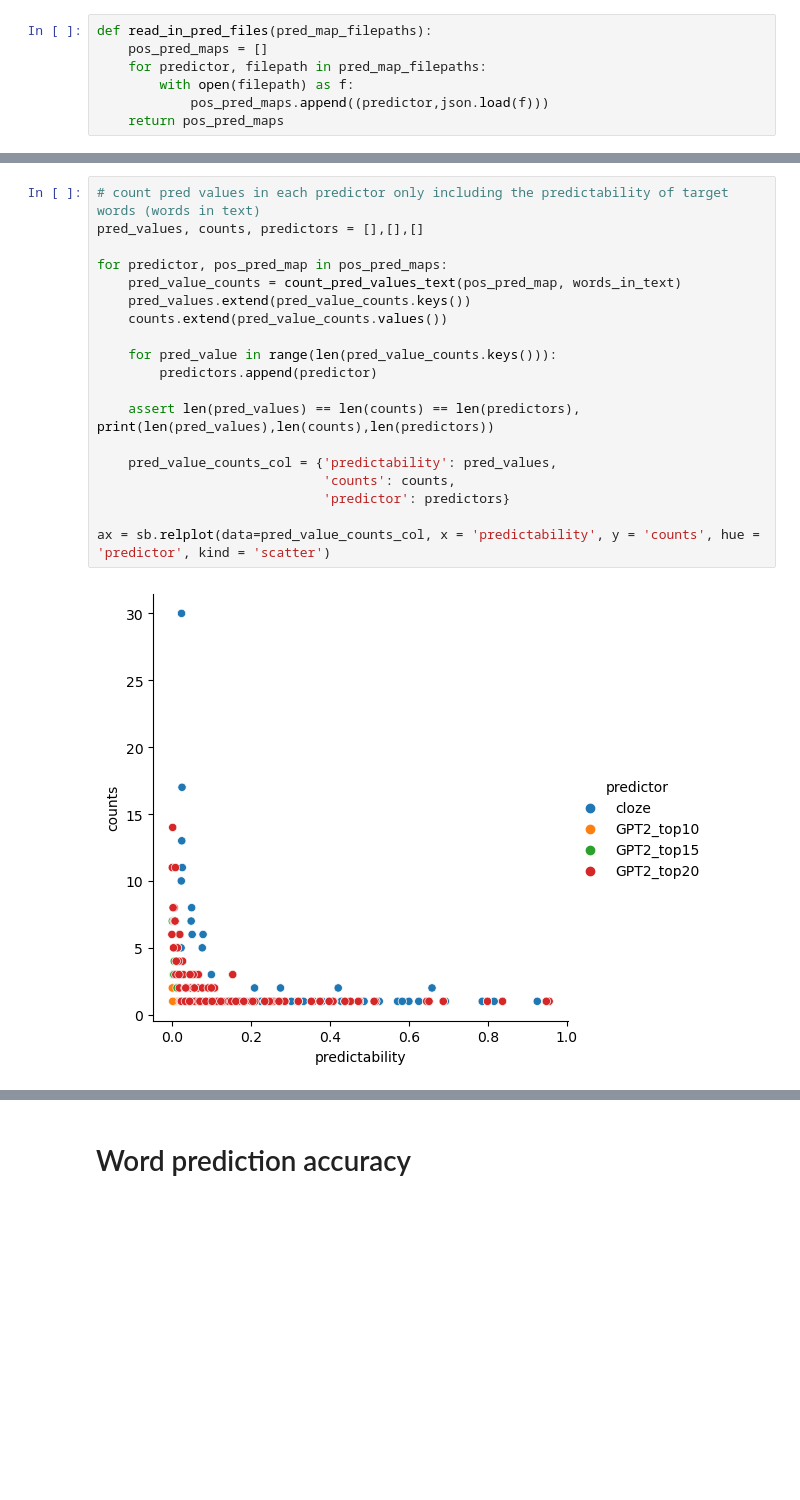
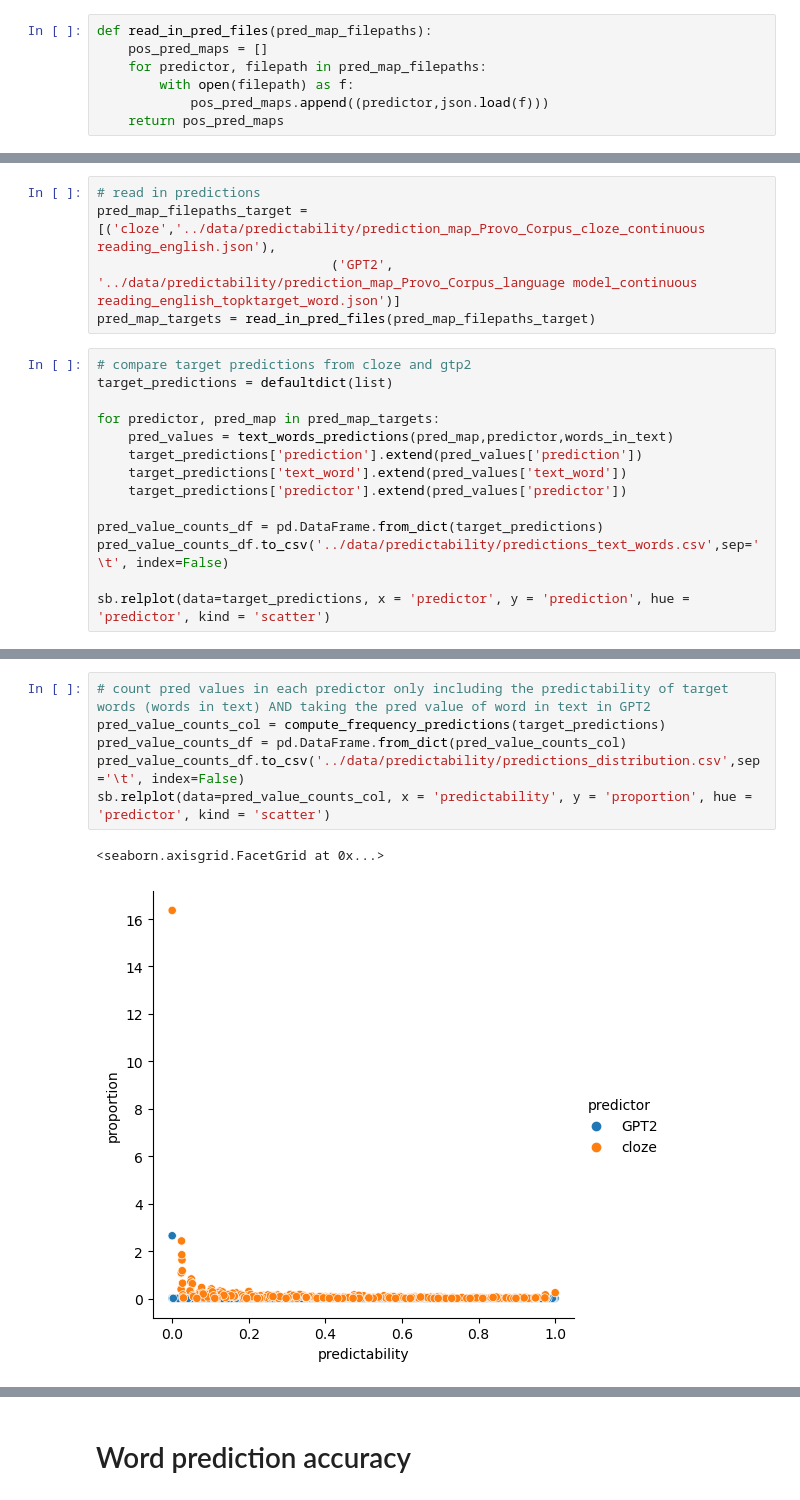
Before and after one commit to dritlopes/OB1-reader-model, a Jupyter notebook: src/evaluation.ipynb, the cells around one changed output, grey strips where cells are left out. Cells and saved outputs as stored; diff of their text form; blank space fills up the shorter version.

Commit message:
fixed bugs in data analysis given errors in PROVO datafile.

```diff
--- a/src/evaluation.ipynb
+++ b/src/evaluation.ipynb
@@ -93,0 +79,19 @@ def count_pred_values_text (pos_pred_map,text_words):
+# %%
+# read in predictions
+pred_map_filepaths_target = [('cloze','../data/predictability/prediction_map_Provo_Corpus_cloze_continuous reading_english.json'),
+                              ('GPT2', '../data/predictability/prediction_map_Provo_Corpus_language model_continuous reading_english_topktarget_word.json')]
+pred_map_targets = read_in_pred_files(pred_map_filepaths_target)
+# %%
+# compare target predictions from cloze and gtp2
+target_predictions = defaultdict(list)
+
+for predictor, pred_map in pred_map_targets:
+    pred_values = text_words_predictions(pred_map,predictor,words_in_text)
+    target_predictions['prediction'].extend(pred_values['prediction'])
+    target_predictions['text_word'].extend(pred_values['text_word'])
+    target_predictions['predictor'].extend(pred_values['predictor'])
+
+pred_value_counts_df = pd.DataFrame.from_dict(target_predictions)
+pred_value_counts_df.to_csv('../data/predictability/predictions_text_words.csv',sep='\t', index=False)
+
+sb.relplot(data=target_predictions, x = 'predictor', y = 'prediction', hue = 'predictor', kind = 'scatter')
@@ -94,21 +101,9 @@ def count_pred_values_text (pos_pred_map,text_words):
 # %%
-# count pred values in each predictor only including the predictability of target words (words in text)
-pred_values, counts, predictors = [],[],[]
-
-for predictor, pos_pred_map in pos_pred_maps:
-    pred_value_counts = count_pred_values_text(pos_pred_map, words_in_text)
-    pred_values.extend(pred_value_counts.keys())
-    counts.extend(pred_value_counts.values())
-
-    for pred_value in range(len(pred_value_counts.keys())):
-        predictors.append(predictor)
-
-    assert len(pred_values) == len(counts) == len(predictors), print(len(pred_values),len(counts),len(predictors))
-
-    pred_value_counts_col = {'predictability': pred_values,
-                             'counts': counts,
-                             'predictor': predictors}
-
-ax = sb.relplot(data=pred_value_counts_col, x = 'predictability', y = 'counts', hue = 'predictor', kind = 'scatter')
+# count pred values in each predictor only including the predictability of target words (words in text) AND taking the pred value of word in text in GPT2
+pred_value_counts_col = compute_frequency_predictions(target_predictions)
+pred_value_counts_df = pd.DataFrame.from_dict(pred_value_counts_col)
+pred_value_counts_df.to_csv('../data/predictability/predictions_distribution.csv',sep='\t', index=False)
+sb.relplot(data=pred_value_counts_col, x = 'predictability', y = 'proportion', hue = 'predictor', kind = 'scatter')
 # %% [output]
+<seaborn.axisgrid.FacetGrid at 0x...>
-[figure, old version]
+[figure, new version]
```
Also changed, not shown: parts of 31 cells of this notebook, 6 other files.
